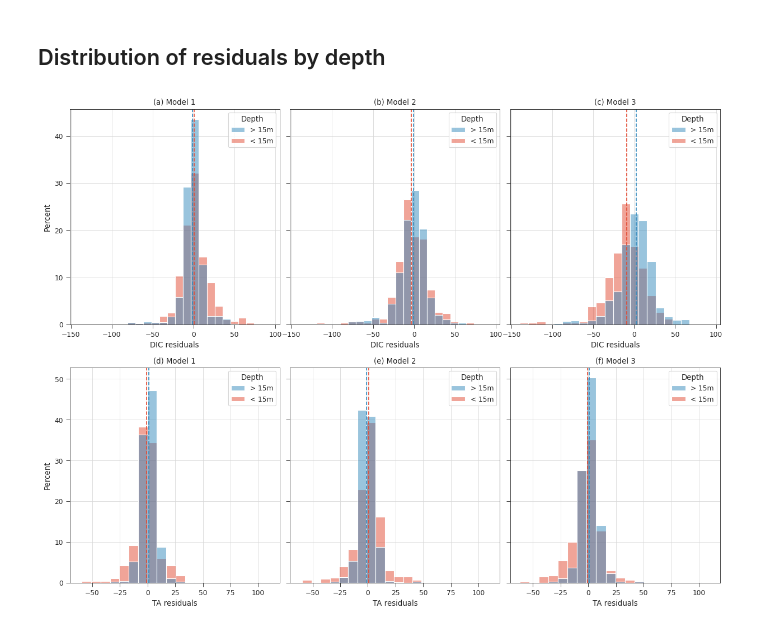
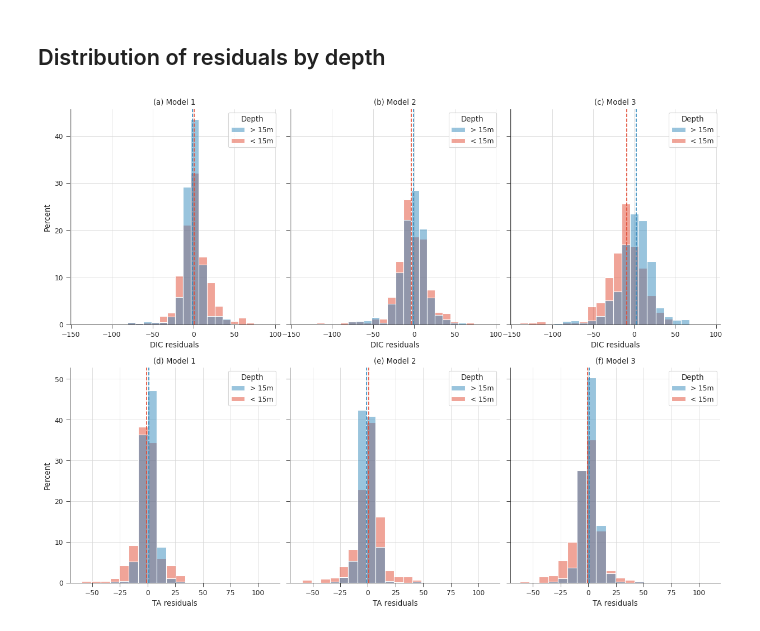
Before and after one commit to idlima/ne-shelf-bgc, a Jupyter notebook: manuscript_figures.ipynb, the cells around one changed output. Drawn from its saved outputs; the diff is of its cells as text; code cells hidden in the pictures.

Commit message:
Updated plots

```diff
--- a/manuscript_figures.ipynb
+++ b/manuscript_figures.ipynb
@@ -441,22 +447,23 @@ median_ta_gt_15m =  [df.loc[df.Depth=='> 15m', 'TA residuals'].median() for df i
 # %%
 bins = 20
 fig, axs = plt.subplots(2, 3, sharex='row', sharey='row', figsize=(15, 11))
 fig.subplots_adjust(wspace=0.05)
 for ax, df, mg, ml in zip(axs[0,:], [df_resid_dic_model1, df_resid_dic_model2, df_resid_dic_model3], median_dic_gt_15m, median_dic_lt_15m):
     _ = sns.histplot(x='DIC residuals', data=df, hue='Depth', hue_order=['> 15m', '< 15m'], bins=bins,
                      common_bins=True, stat='percent', common_norm=False, ax=ax)
     _ = ax.axvline(mg, c='C0', ls='--')
     _ = ax.axvline(ml, c='C1', ls='--')
 for ax, df, mg, ml in zip(axs[1,:], [df_resid_ta_model1, df_resid_ta_model2, df_resid_ta_model3], median_ta_gt_15m, median_ta_lt_15m):
     _ = sns.histplot(x='TA residuals', data=df, hue='Depth', hue_order=['> 15m', '< 15m'], bins=bins,
                      common_bins=True, stat='percent', common_norm=False, ax=ax)
     _ = ax.axvline(mg, c='C0', ls='--')
     _ = ax.axvline(ml, c='C1', ls='--')
 
 for ax, label in zip(axs.ravel(), ['(a) Model 1', '(b) Model 2' ,'(c) Model 3', '(d) Model 1', '(e) Model 2' ,'(f) Model 3']):
     _ = ax.set_title(label)
 
+sns.despine(fig)
 fig.savefig('figures/residuals.png', dpi=dpi, bbox_inches='tight')
 # fig.savefig('figures/Figure_9.pdf', bbox_inches='tight')
 # %% [output]
-[figure, old version]
+[figure, new version]
```
Also changed, not shown: parts of 7 cells of this notebook.
